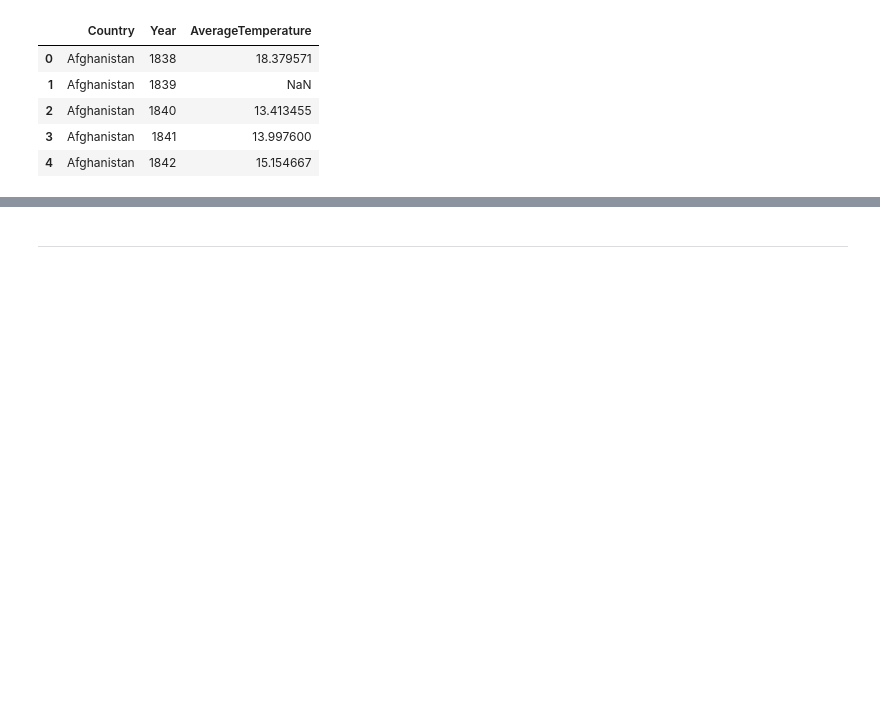
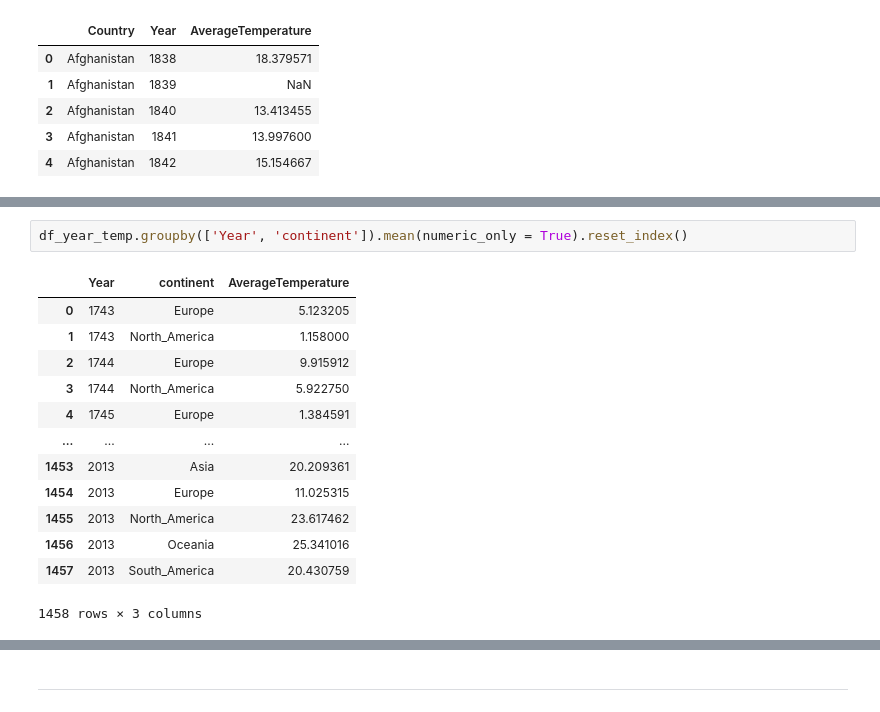
Before and after one commit to ArisMei/Beg-python-project, a Jupyter notebook: analysis/project-notebook-12.ipynb, the cells around one changed output, grey strips where cells are left out. Cells and saved outputs as stored; diff of their text form; blank space fills up the shorter version.

```diff
--- a/analysis/project-notebook-12.ipynb
+++ b/analysis/project-notebook-12.ipynb
@@ -75,0 +205,16 @@ df_year_temp.head()
+# %%
+df_year_temp.groupby(['Year', 'continent']).mean(numeric_only = True).reset_index()
+# %% [output]
+|  | Year | continent | AverageTemperature |
+| 0 | 1743 | Europe | 5.123205 |
+| 1 | 1743 | North_America | 1.158000 |
+| 2 | 1744 | Europe | 9.915912 |
+| 3 | 1744 | North_America | 5.922750 |
+| 4 | 1745 | Europe | 1.384591 |
+| ... | ... | ... | ... |
+| 1453 | 2013 | Asia | 20.209361 |
+| 1454 | 2013 | Europe | 11.025315 |
+| 1455 | 2013 | North_America | 23.617462 |
+| 1456 | 2013 | Oceania | 25.341016 |
+| 1457 | 2013 | South_America | 20.430759 |
+1458 rows × 3 columns
```
Also changed, not shown: parts of 19 cells of this notebook.
